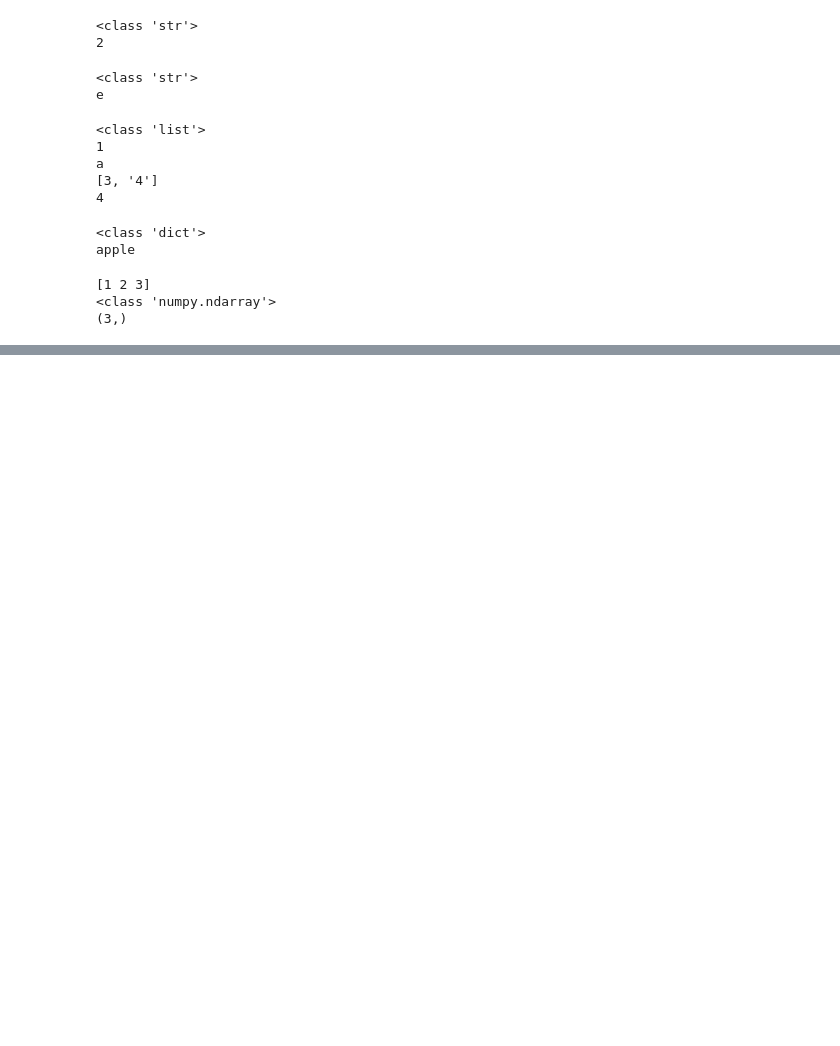
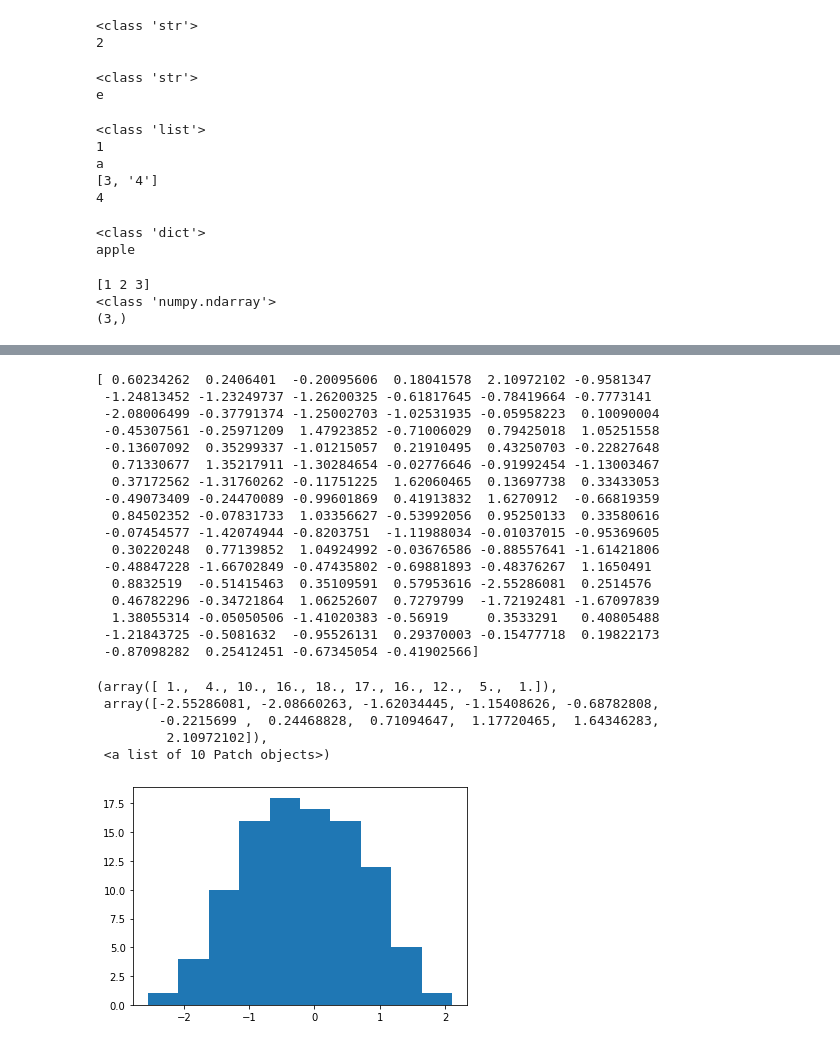
Before and after one commit to vielleicht4/phonetics2022fall, a Jupyter notebook: Untitled1.ipynb, the cells around one changed output, grey strips where cells are left out. Cells and saved outputs as stored; diff of their text form; code cells hidden in the pictures; blank space fills up the shorter version.

```diff
--- a/Untitled1.ipynb
+++ b/Untitled1.ipynb
@@ -220,0 +302,28 @@ print(x.shape)
+# %%
+x = np.random.normal(0, 1, 100)
+print(x)
+plt.hist(x, bins=10) #bins: 막대 갯수
+# %% [output]
+[ 0.60234262  0.2406401  -0.20095606  0.18041578  2.10972102 -0.9581347
+ -1.24813452 -1.23249737 -1.26200325 -0.61817645 -0.78419664 -0.7773141
+ -2.08006499 -0.37791374 -1.25002703 -1.02531935 -0.05958223  0.10090004
+ -0.45307561 -0.25971209  1.47923852 -0.71006029  0.79425018  1.05251558
+ -0.13607092  0.35299337 -1.01215057  0.21910495  0.43250703 -0.22827648
+  0.71330677  1.35217911 -1.30284654 -0.02776646 -0.91992454 -1.13003467
+  0.37172562 -1.31760262 -0.11751225  1.62060465  0.13697738  0.33433053
+ -0.49073409 -0.24470089 -0.99601869  0.41913832  1.6270912  -0.66819359
+  0.84502352 -0.07831733  1.03356627 -0.53992056  0.95250133  0.33580616
+ -0.07454577 -1.42074944 -0.8203751  -1.11988034 -0.01037015 -0.95369605
+  0.30220248  0.77139852  1.04924992 -0.03676586 -0.88557641 -1.61421806
+ -0.48847228 -1.66702849 -0.47435802 -0.69881893 -0.48376267  1.1650491
+  0.8832519  -0.51415463  0.35109591  0.57953616 -2.55286081  0.2514576
+  0.46782296 -0.34721864  1.06252607  0.7279799  -1.72192481 -1.67097839
+  1.38055314 -0.05050506 -1.41020383 -0.56919     0.3533291   0.40805488
+ -1.21843725 -0.5081632  -0.95526131  0.29370003 -0.15477718  0.19822173
+ -0.87098282  0.25412451 -0.67345054 -0.41902566]
+(array([ 1.,  4., 10., 16., 18., 17., 16., 12.,  5.,  1.]),
+ array([-2.55286081, -2.08660263, -1.62034445, -1.15408626, -0.68782808,
+        -0.2215699 ,  0.24468828,  0.71094647,  1.17720465,  1.64346283,
+         2.10972102]),
+ <a list of 10 Patch objects>)
+[figure, added]
```
Also changed, not shown: parts of 10 cells of this notebook.
